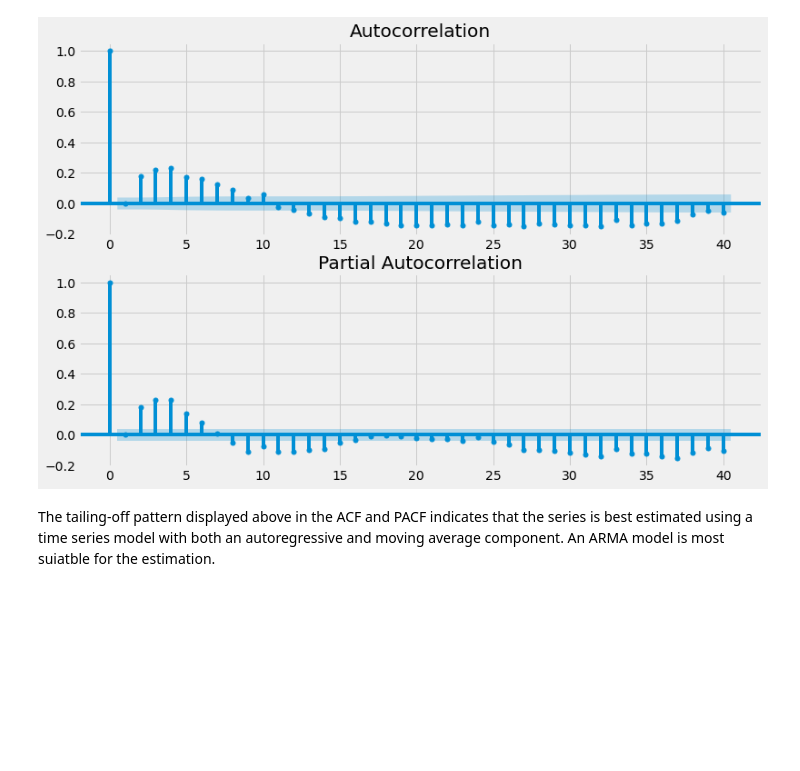
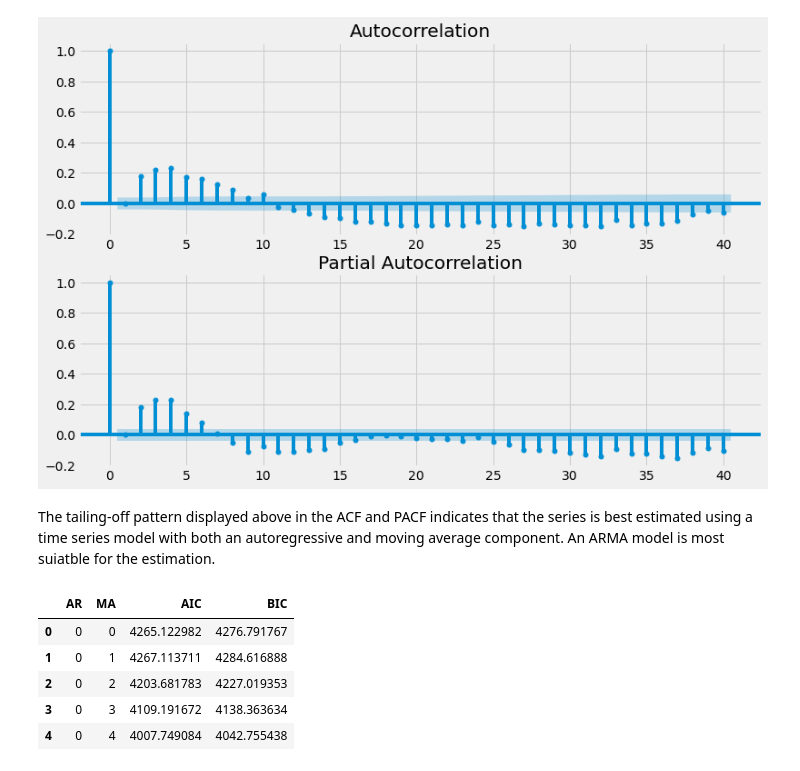
Before and after one commit to uzoma-iloanugo/CO2-Emission---Time-Series-Analysis, a Jupyter notebook: co2_emission.ipynb, the cells around one changed output. Cells and saved outputs as stored; diff of their text form; code cells hidden in the pictures; blank space fills up the shorter version.

```diff
--- a/co2_emission.ipynb
+++ b/co2_emission.ipynb
@@ -253,13 +253,37 @@ fig = tsaplots.plot_pacf(co2_st, lags=40, ax=ax2)
 # %% [markdown]
 The tailing-off pattern displayed above in the ACF and PACF indicates that the series is best estimated using a time series model with both an autoregressive and moving average component. An ARMA model is most suiatble for the estimation.
 # %%
+#I create a loop through different combinations of AR(p) and MA(q) and store the results in a dataframe
+
 from statsmodels.tsa.arima.model import ARIMA
 import warnings
 warnings.filterwarnings('ignore')
 
 bic = []
+aic = []
+criteria_df = []
+for p in range(10):
+    for q in range(10):
 
-for p in range(10):
-    mod = ARIMA(co2_st, order = (p, 0, 6))
-    res = mod.fit()
-    bic.append(res.bic)
+        mod = ARIMA(co2_st, order = (p, 0, q))
+        res = mod.fit()
+        bic.append(res.bic)
+        aic.append(res.aic)
+
+        #Populate the dataframe with the results
+        criteria_df.append(
+            { "AR" : p,
+             "MA" : q,
+             "AIC" : res.aic,
+             "BIC" : res.bic}
+        )
+
+criteria_df = pd.DataFrame(criteria_df)
+criteria_df.head()
+# %% [output]
+|  | AR | MA | AIC | BIC |
+| 0 | 0 | 0 | 4265.122982 | 4276.791767 |
+| 1 | 0 | 1 | 4267.113711 | 4284.616888 |
+| 2 | 0 | 2 | 4203.681783 | 4227.019353 |
+| 3 | 0 | 3 | 4109.191672 | 4138.363634 |
+| 4 | 0 | 4 | 4007.749084 | 4042.755438 |
```
Also changed, not shown: parts of 8 cells of this notebook.
